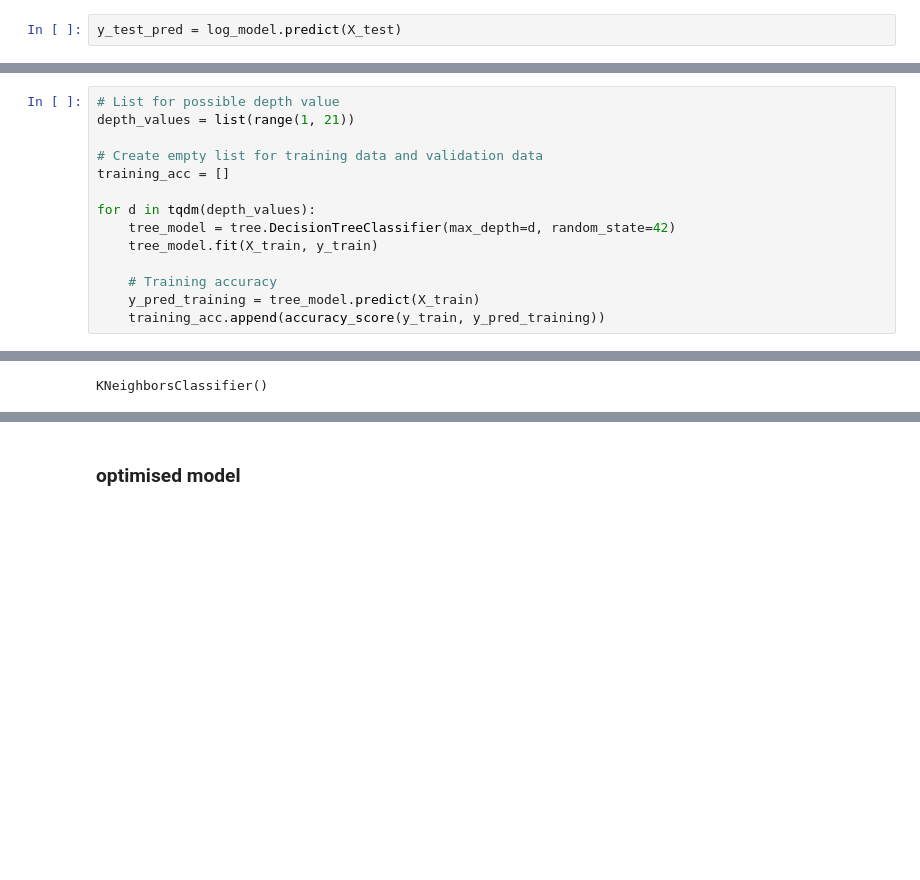
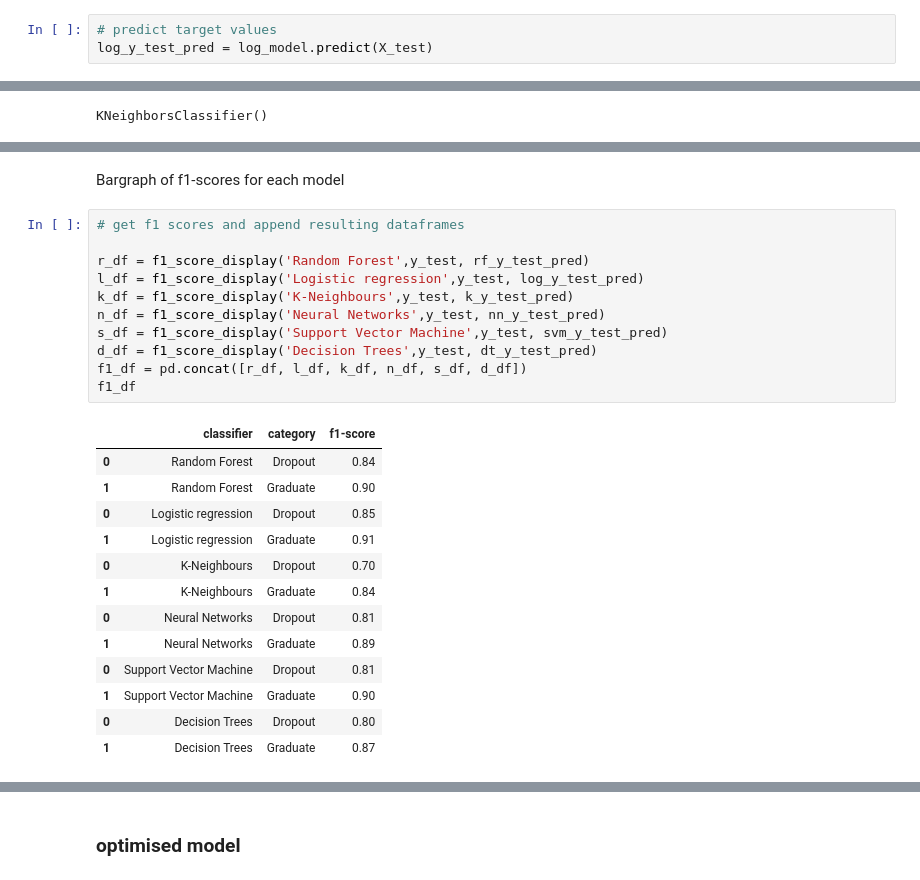
Before and after one commit to ASmith12345/udacity-capstone-project, a Jupyter notebook: optimised-columns-ml-analysis.ipynb, the cells around one changed output, grey strips where cells are left out. Drawn from its saved outputs; the diff is of its cells as text; blank space fills up the shorter version.

```diff
--- a/optimised-columns-ml-analysis.ipynb
+++ b/optimised-columns-ml-analysis.ipynb
@@ -246,3 +185,4 @@ array(['Dropout', 'Graduate', 'Graduate', ..., 'Graduate', 'Graduate',
 # %%
-y_test_pred = log_model.predict(X_test)
+# predict target values
+log_y_test_pred = log_model.predict(X_test)
 # %%
@@ -312,14 +241,0 @@ tree.plot_tree(dt_model)
-# %%
-# List for possible depth value
-depth_values = list(range(1, 21))
-
-# Create empty list for training data and validation data
-training_acc = []
-
-for d in tqdm(depth_values):
-    tree_model = tree.DecisionTreeClassifier(max_depth=d, random_state=42)
-    tree_model.fit(X_train, y_train)
-
-    # Training accuracy
-    y_pred_training = tree_model.predict(X_train)
-    training_acc.append(accuracy_score(y_train, y_pred_training))
@@ -498,0 +455,27 @@ training model accuracy: 0.568
+# %% [markdown]
+Bargraph of f1-scores for each model
+# %%
+# get f1 scores and append resulting dataframes
+
+r_df = f1_score_display('Random Forest',y_test, rf_y_test_pred)
+l_df = f1_score_display('Logistic regression',y_test, log_y_test_pred)
+k_df = f1_score_display('K-Neighbours',y_test, k_y_test_pred)
+n_df = f1_score_display('Neural Networks',y_test, nn_y_test_pred)
+s_df = f1_score_display('Support Vector Machine',y_test, svm_y_test_pred)
+d_df = f1_score_display('Decision Trees',y_test, dt_y_test_pred)
+f1_df = pd.concat([r_df, l_df, k_df, n_df, s_df, d_df])
+f1_df
+# %% [output]
+|  | classifier | category | f1-score |
+| 0 | Random Forest | Dropout | 0.84 |
+| 1 | Random Forest | Graduate | 0.90 |
+| 0 | Logistic regression | Dropout | 0.85 |
+| 1 | Logistic regression | Graduate | 0.91 |
+| 0 | K-Neighbours | Dropout | 0.70 |
+| 1 | K-Neighbours | Graduate | 0.84 |
+| 0 | Neural Networks | Dropout | 0.81 |
+| 1 | Neural Networks | Graduate | 0.89 |
+| 0 | Support Vector Machine | Dropout | 0.81 |
+| 1 | Support Vector Machine | Graduate | 0.90 |
+| 0 | Decision Trees | Dropout | 0.80 |
+| 1 | Decision Trees | Graduate | 0.87 |
```
Also changed, not shown: parts of 75 cells of this notebook, 4 other files.
